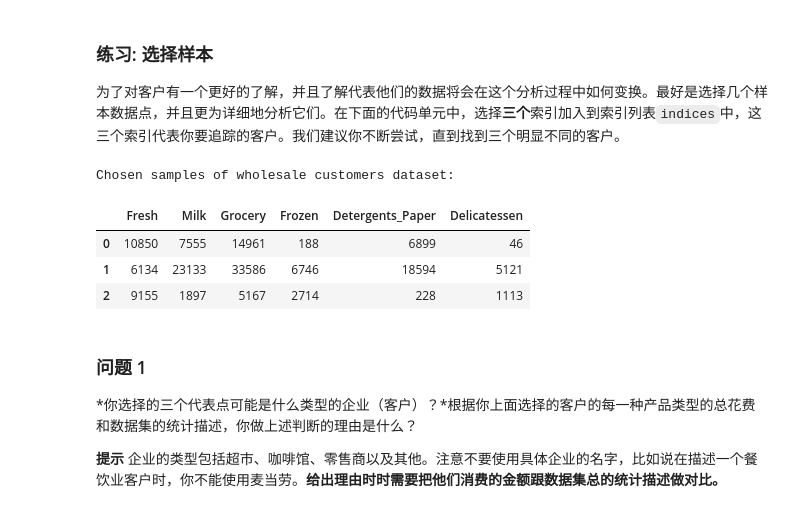
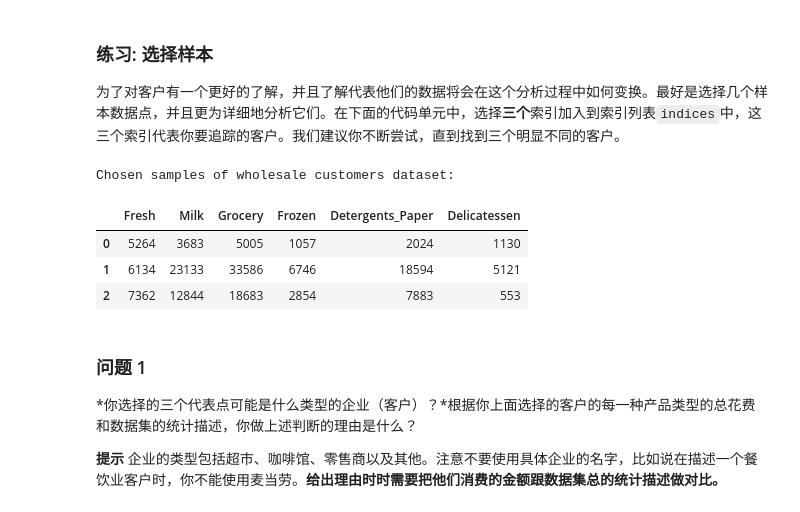
Before and after one commit to CodeWTKH/creating_customer_segments, a Jupyter notebook: customer_segments.ipynb, the cells around one changed output. Drawn from its saved outputs; the diff is of its cells as text; code cells hidden in the pictures.

```diff
--- a/customer_segments.ipynb
+++ b/customer_segments.ipynb
@@ -58,18 +58,18 @@ display(data.describe())
 为了对客户有一个更好的了解，并且了解代表他们的数据将会在这个分析过程中如何变换。最好是选择几个样本数据点，并且更为详细地分析它们。在下面的代码单元中，选择**三个**索引加入到索引列表`indices`中，这三个索引代表你要追踪的客户。我们建议你不断尝试，直到找到三个明显不同的客户。
 # %%
 # TODO：从数据集中选择三个你希望抽样的数据点的索引
-indices = [42, 251, 321]
+indices = [55, 251, 407]
 
 # 为选择的样本建立一个DataFrame
 samples = pd.DataFrame(data.loc[indices], columns = data.keys()).reset_index(drop = True)
 print "Chosen samples of wholesale customers dataset:"
 display(samples)
 # %% [output]
 Chosen samples of wholesale customers dataset:
 |  | Fresh | Milk | Grocery | Frozen | Detergents_Paper | Delicatessen |
-| 0 | 10850 | 7555 | 14961 | 188 | 6899 | 46 |
+| 0 | 5264 | 3683 | 5005 | 1057 | 2024 | 1130 |
 | 1 | 6134 | 23133 | 33586 | 6746 | 18594 | 5121 |
-| 2 | 9155 | 1897 | 5167 | 2714 | 228 | 1113 |
+| 2 | 7362 | 12844 | 18683 | 2854 | 7883 | 553 |
 # %% [markdown]
 ### 问题 1
 *你选择的三个代表点可能是什么类型的企业（客户）？*根据你上面选择的客户的每一种产品类型的总花费和数据集的统计描述，你做上述判断的理由是什么？
```
Also changed, not shown: parts of 28 cells of this notebook, 1 other file.
